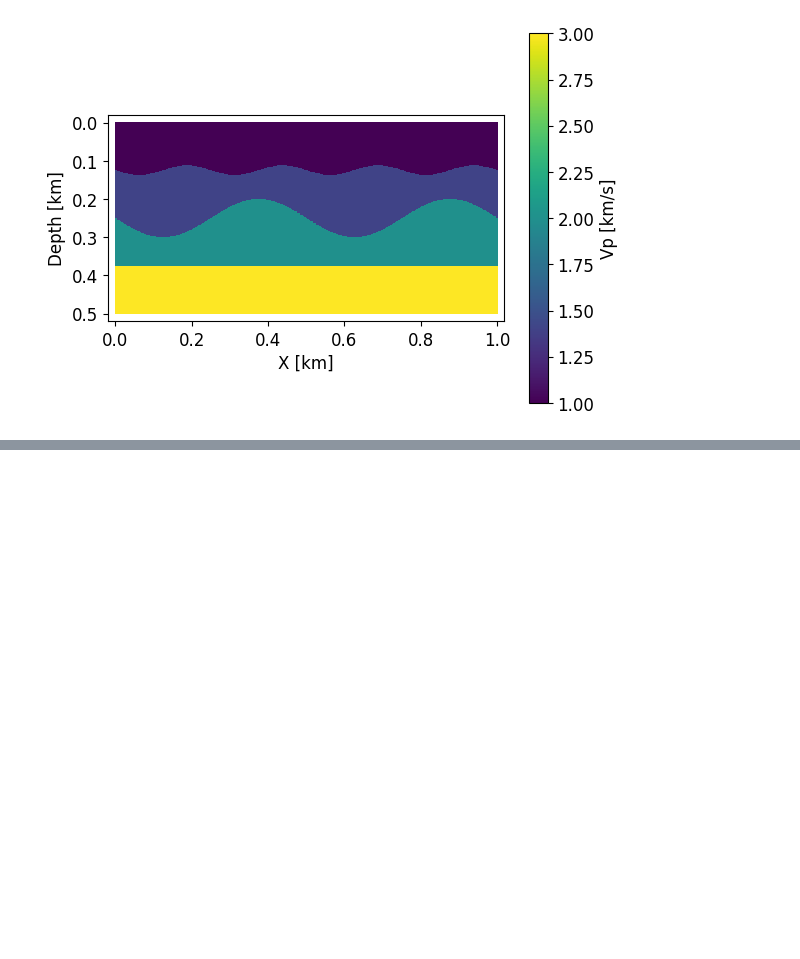
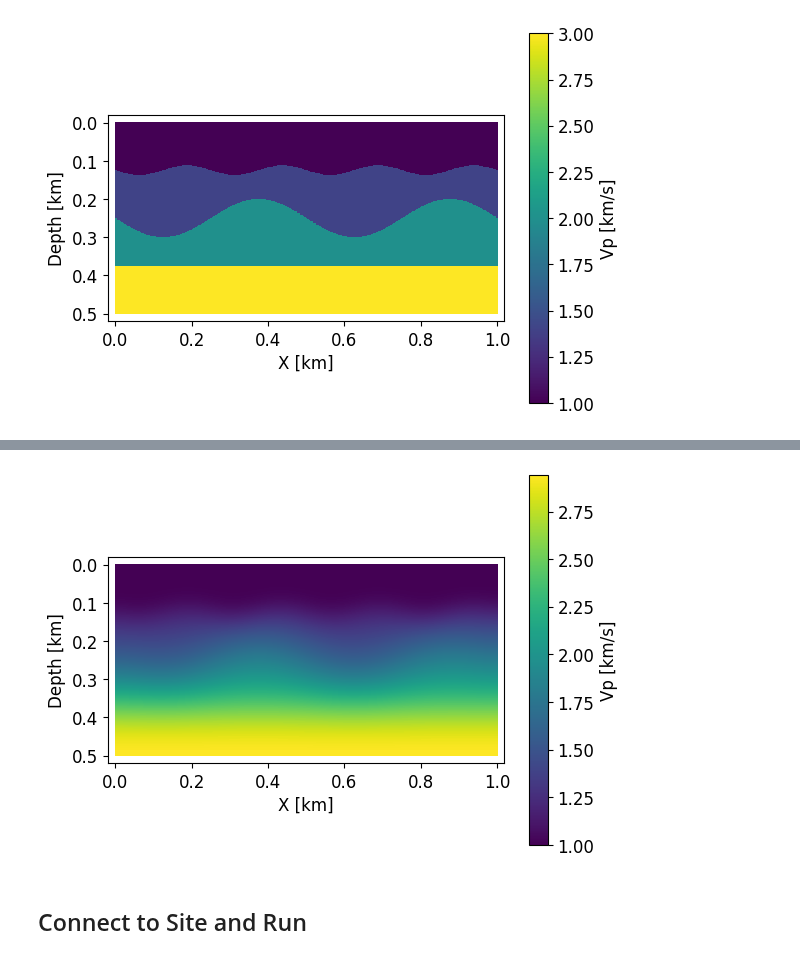
Before and after one commit to FrequenSol/FrequenSolve, a Jupyter notebook: examples/ex05_rtm.ipynb, the cells around one changed output, grey strips where cells are left out. Cells and saved outputs as stored; diff of their text form; code cells hidden in the pictures; blank space fills up the shorter version.

```diff
--- a/examples/ex05_rtm.ipynb
+++ b/examples/ex05_rtm.ipynb
@@ -199,0 +177,22 @@ smooth = project.simulations["smoothed"]
+# %%
+method = Discretization(
+    order = 6
+)
+sim += method
+
+solver = SolverConfig(
+    solve_on = "final",
+    max_iter = 300,
+    tolerance = 5.0e-5,
+)
+sim += solver
+
+out = OutputManager()
+# out += ParaviewOutput(
+#     name = "simple",
+#     fields = ["displacement"],
+#     upscale = 1,
+#     execute_on = "adjoint",
+#     post_process = True,
+# )
+sim += out
@@ -200 +203,24 @@ smooth = project.simulations["smoothed"]
+# %%
+# Copy simulation and smooth aggressively
+smoothed = sim.copy(
+    name = "smoothed",
+)
+smoothed.model.smooth([1001,501], 60)
+
+# Restore properties of the top layer
+for key, value in sim.model.layers[0].properties.items():
+    smoothed.model.layers[0].properties[key] = value
+
+# Smooth again, but less aggressively
+smoothed.model.smooth([1001,501], 30)
+smoothed.model.plot("Vp", aspect = "equal", surfaces = False)
+project += smoothed
+
+project.save()
+sharp = project.simulations["sharp"]
+smooth = project.simulations["smoothed"]
+# %% [output]
+[figure, added]
+# %% [markdown]
+## Connect to Site and Run
 # %%
```
Also changed, not shown: parts of 11 cells of this notebook, 7 other files.
